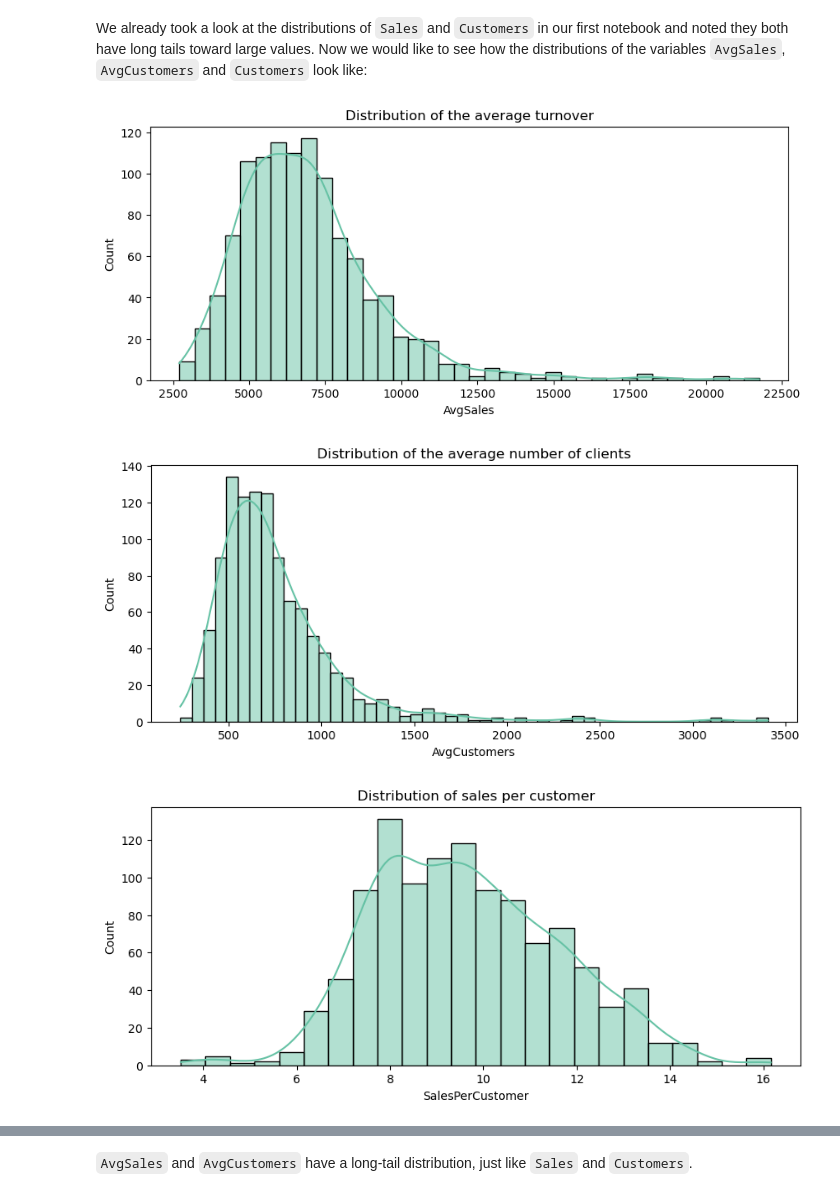
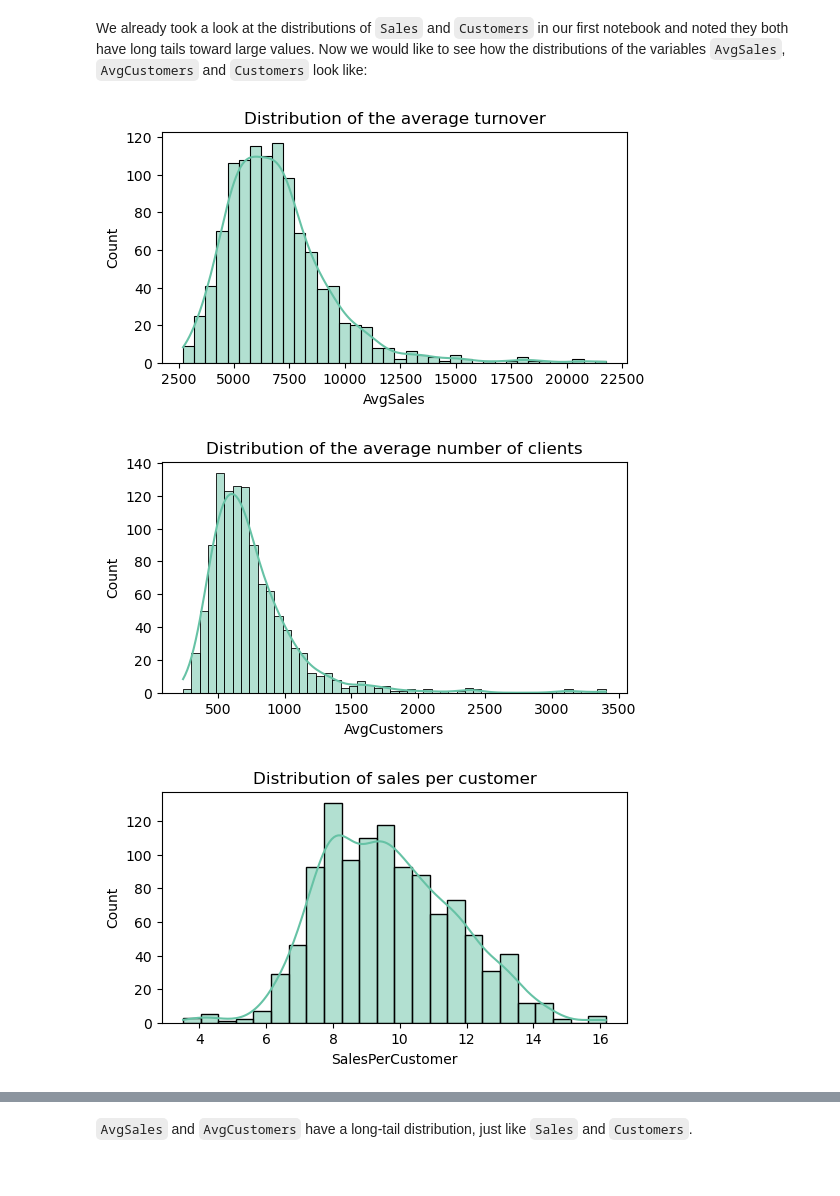
Before and after one commit to xaviermondragon/rossmann, a Jupyter notebook: notebooks/6_reports.ipynb, the cells around one changed output, grey strips where cells are left out. Saved outputs shown, nothing was run; the diff lists cells and outputs as text; code cells hidden in the pictures.

```diff
--- a/notebooks/6_reports.ipynb
+++ b/notebooks/6_reports.ipynb
@@ -70,20 +65,20 @@ sales_df.head()
 # %% [markdown]
 We already took a look at the distributions of `Sales` and `Customers` in our first notebook and noted they both have long tails toward large values. Now we would like to see how the distributions of the variables `AvgSales`, `AvgCustomers` and `Customers` look like:
 # %%
-plt.figure(figsize=(10, 4))
+plt.figure(figsize=(6,3))
 
 sns.histplot(avgs['AvgSales'], kde=True).set(title="Distribution of the average turnover");
 # %% [output]
-[figure, old version]
+[figure, new version]
 # %%
-plt.figure(figsize=(10, 4))
+plt.figure(figsize=(6,3))
 
 sns.histplot(avgs['AvgCustomers'], kde=True).set(title="Distribution of the average number of clients");
 # %% [output]
-[figure, old version]
+[figure, new version]
 # %%
-plt.figure(figsize=(10, 4))
+plt.figure(figsize=(6,3))
 
 sns.histplot(avgs['SalesPerCustomer'], kde=True).set(title="Distribution of sales per customer");
 # %% [output]
-[figure, old version]
+[figure, new version]
```
Also changed, not shown: parts of 21 cells of this notebook, 1 other file.
